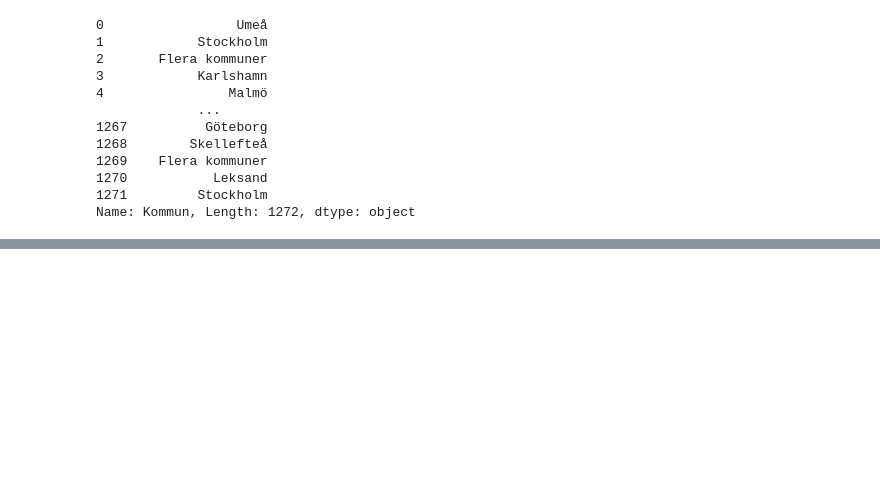
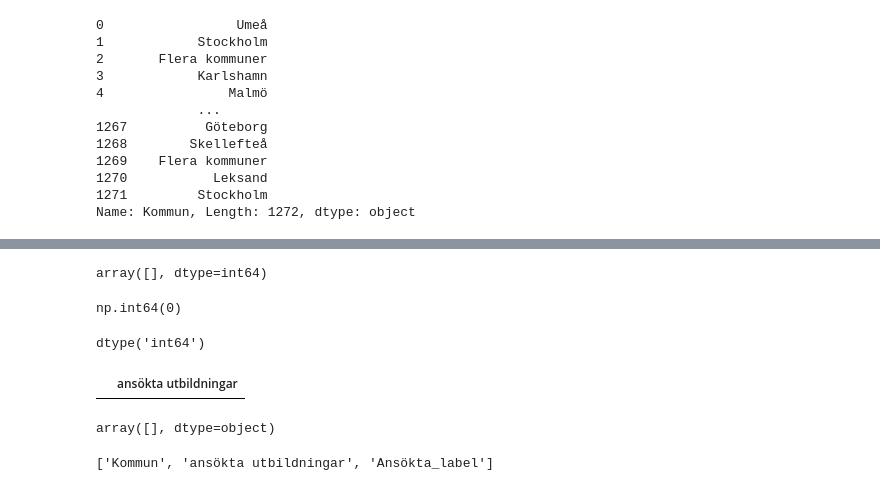
Before and after one commit to Abdulrahmanfahmi/Data_visualization_Abdulrahman_Fahmi_DE24, a Jupyter notebook: code_along/09_taipy_dashboard/explorations/eda.ipynb, the cells around one changed output, grey strips where cells are left out. Drawn from its saved outputs; the diff is of its cells as text; code cells hidden in the pictures; blank space fills up the shorter version.

```diff
--- a/code_along/09_taipy_dashboard/explorations/eda.ipynb
+++ b/code_along/09_taipy_dashboard/explorations/eda.ipynb
@@ -55,0 +166,24 @@ Name: Kommun, Length: 1272, dtype: object>
+# %%
+df_municipality["ansökta utbildningar"].unique()
+# %% [output]
+array([], dtype=int64)
+# %%
+df_municipality["ansökta utbildningar"].isna().sum()
+# %% [output]
+np.int64(0)
+# %%
+df_municipality["ansökta utbildningar"].dtype
+# %% [output]
+dtype('int64')
+# %%
+df_municipality[["ansökta utbildningar"]].head(10)
+# %% [output]
+|  | ansökta utbildningar |
+# %%
+df_municipality["Kommun"].unique()
+# %% [output]
+array([], dtype=object)
+# %%
+df_municipality.columns.tolist()
+# %% [output]
+['Kommun', 'ansökta utbildningar', 'Ansökta_label']
```
Also changed, not shown: parts of 9 cells of this notebook, 2 other files.
